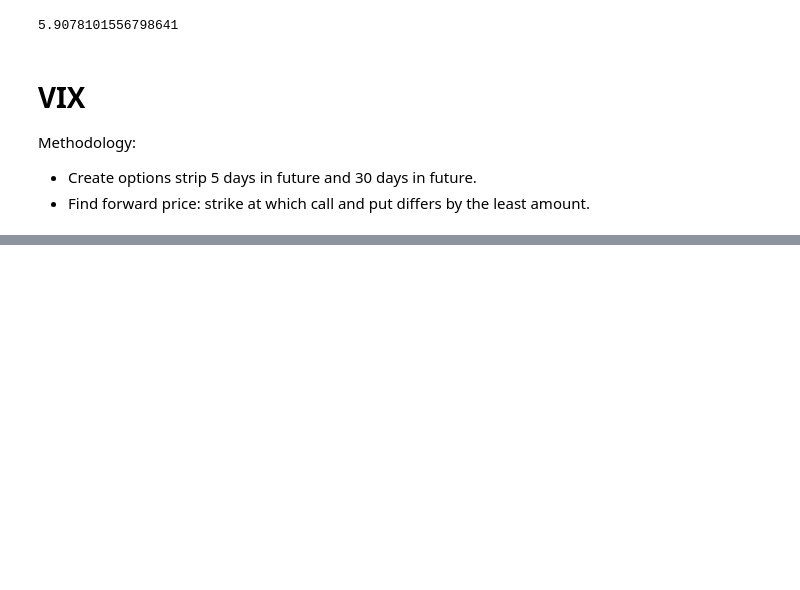
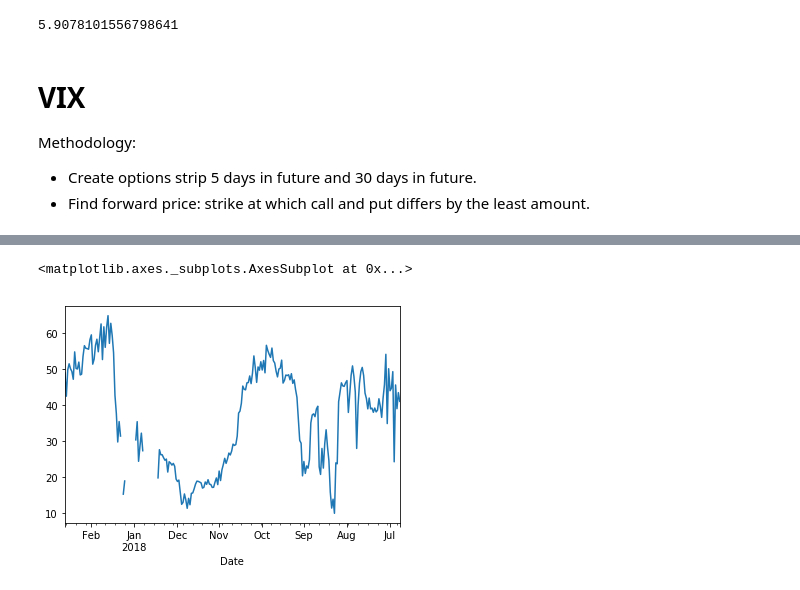
Before and after one commit to thewassermann/crypto109, a Jupyter notebook: Sandbox.ipynb, the cells around one changed output, grey strips where cells are left out. Drawn from its saved outputs; the diff is of its cells as text; code cells hidden in the pictures; blank space fills up the shorter version.

```diff
--- a/Sandbox.ipynb
+++ b/Sandbox.ipynb
@@ -346,0 +367,5 @@ qtum_vix = coin_vix(coins['qtum'])
+# %%
+qtum_vix.plot()
+# %% [output]
+<matplotlib.axes._subplots.AxesSubplot at 0x...>
+[figure, added]
```
Also changed, not shown: parts of 7 cells of this notebook, 1 other file.
